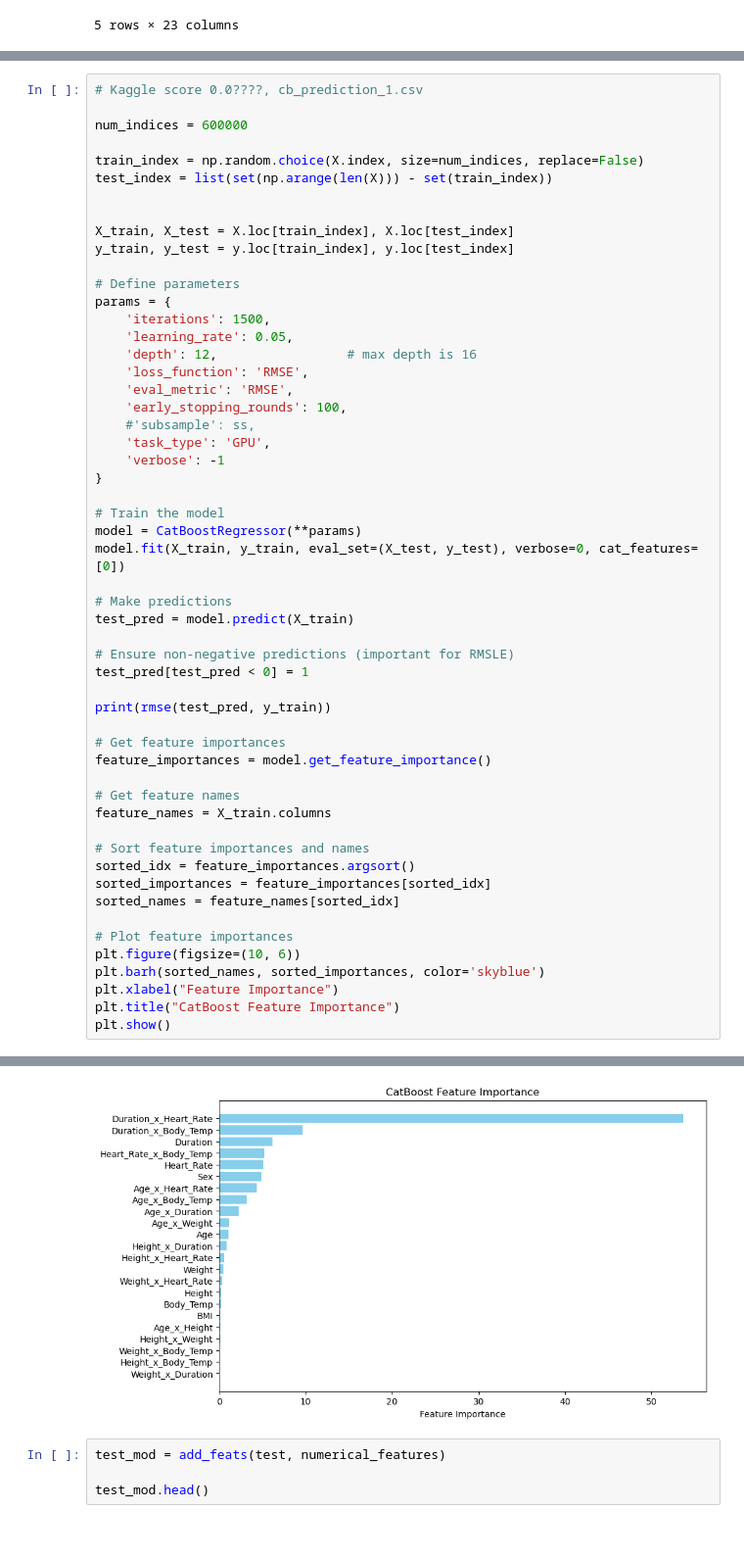
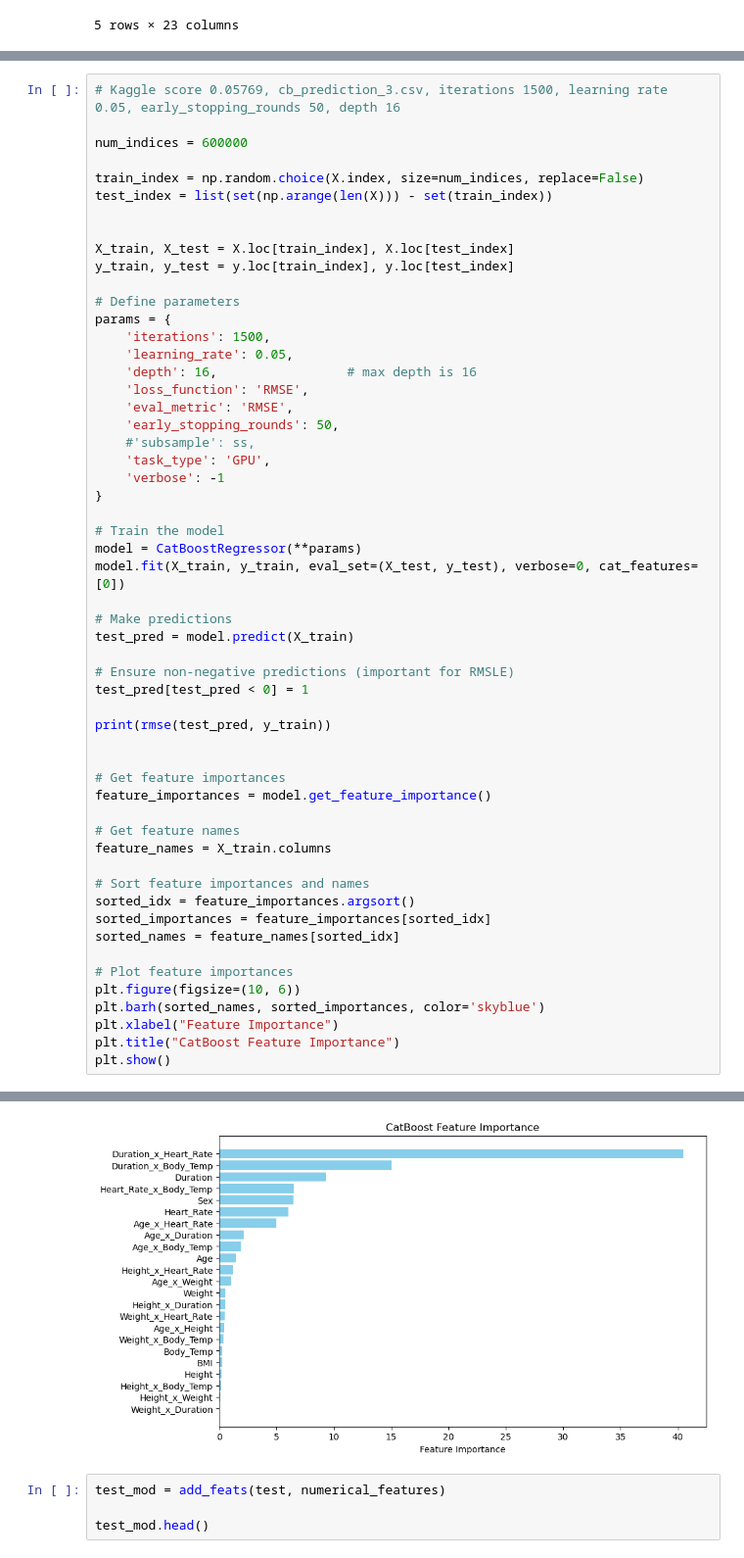
Before and after one commit to ElliotBlackstone/S25_Predict_Calories, a Jupyter notebook: calorie_catboost.ipynb, the cells around one changed output, grey strips where cells are left out. Shown at 98% size. Cells and saved outputs as stored; diff of their text form.

```diff
--- a/calorie_catboost.ipynb
+++ b/calorie_catboost.ipynb
@@ -238,5 +219,5 @@ y_train, y_test = y.loc[train_index], y.loc[test_index]
 # %%
-# Kaggle score 0.0????, cb_prediction_1.csv
+# Kaggle score 0.05769, cb_prediction_3.csv, iterations 1500, learning rate 0.05, early_stopping_rounds 50, depth 16
 
 num_indices = 600000
 
@@ -251,10 +232,10 @@ y_train, y_test = y.loc[train_index], y.loc[test_index]
 params = {
     'iterations': 1500,
     'learning_rate': 0.05,
-    'depth': 12,                 # max depth is 16
+    'depth': 16,                 # max depth is 16
     'loss_function': 'RMSE',
     'eval_metric': 'RMSE',
-    'early_stopping_rounds': 100,
+    'early_stopping_rounds': 50,
     #'subsample': ss,
     'task_type': 'GPU',
     'verbose': -1
@@ -271,6 +252,7 @@ test_pred = model.predict(X_train)
 test_pred[test_pred < 0] = 1
 
 print(rmse(test_pred, y_train))
+
 
 # Get feature importances
 feature_importances = model.get_feature_importance()
@@ -294,4 +276,4 @@ plt.show()
-[figure, old version]
+[figure, new version]
 # %%
 test_mod = add_feats(test, numerical_features)
 
```
Also changed, not shown: parts of 4 cells of this notebook, 8 other files.
